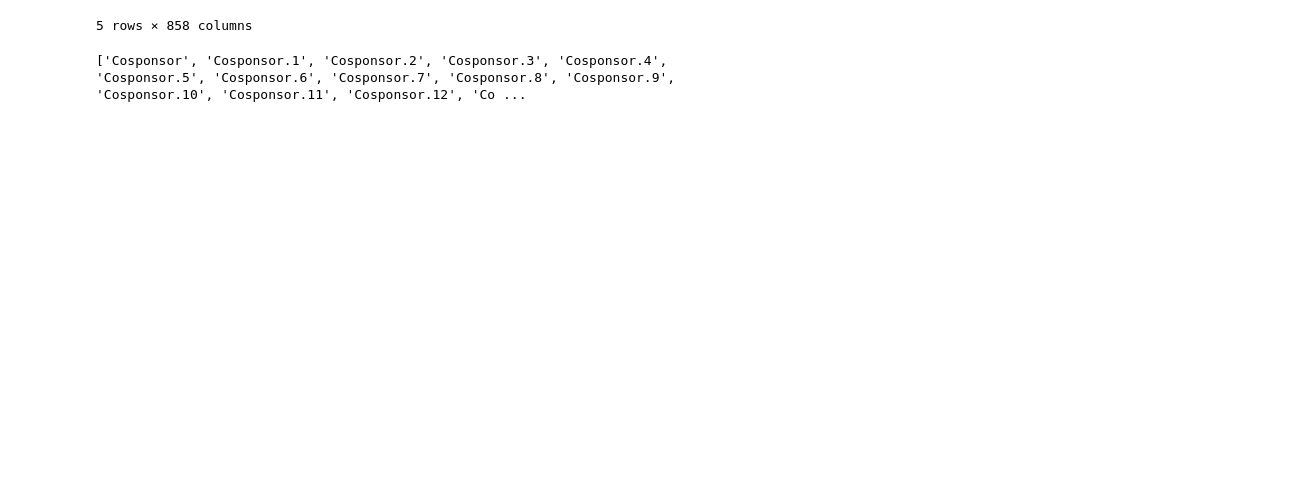
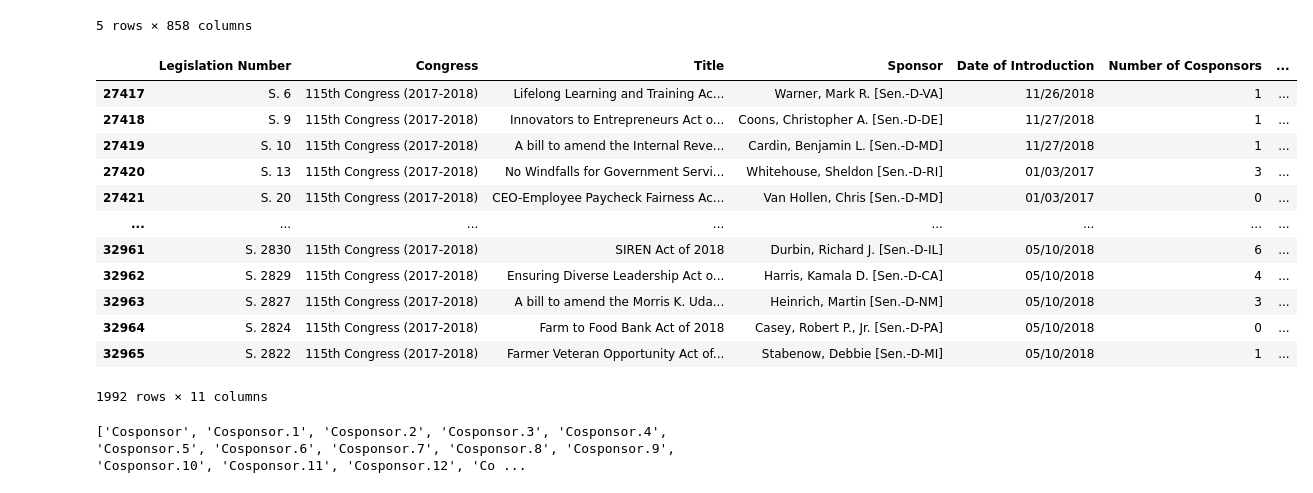
Before and after one commit to JJERANEK/Project-4, a Jupyter notebook: etl_ml_notebooks/etl_congress.ipynb, the cells around one changed output. Cells and saved outputs as stored; diff of their text form; code cells hidden in the pictures; blank space fills up the shorter version.

```diff
--- a/etl_ml_notebooks/etl_congress.ipynb
+++ b/etl_ml_notebooks/etl_congress.ipynb
@@ -10,7 +10,9 @@ import pandas as pd
 import numpy as np
 # %%
 # Read in master data from S3 bucket on AWS:
-master_df = pd.read_csv('https://project-4-team7.s3.ca-central-1.amazonaws.com/c113_c118_master.csv', index_col=[0])
+# master_df = pd.read_csv('https://project-4-team7.s3.ca-central-1.amazonaws.com/c113_c118_master.csv', index_col=[0])
+master_df = pd.read_csv('../../Project-4-Out_of_git/Resources/c113_c118_master.csv', index_col=[0])
+
 # Split data into raw df for the House and Senata data
 df_house = master_df[master_df['Legislation Number'].str.contains("H.J|H.R.")==True]
 df_house.reset_index(drop=True)
@@ -42,6 +44,22 @@ master_df.head()
 | 3 | H.R. 14 | https://www.congress.gov/bill/113... | 113th Congress (2013-2014) | Reserved for the Minority Leader. | NaN | Pelosi, Nancy [Rep.-D-CA-8] | NaN | ... |
 | 4 | H.R. 15 | https://www.congress.gov/bill/113... | 113th Congress (2013-2014) | Border Security, Economic Opportu... | NaN | Garcia, Joe [Rep.-D-FL-26] | NaN | ... |
 5 rows × 858 columns
+# %%
+df_senate.loc[(df_senate['Congress'].str.contains("115th")) & (df_senate["Sponsor"].str.contains("-D-")) & (df_senate["Legislation Number"].str.contains("S."))]
+# %% [output]
+|  | Legislation Number | Congress | Title | Sponsor | Date of Introduction | Number of Cosponsors | ... |
+| 27417 | S. 6 | 115th Congress (2017-2018) | Lifelong Learning and Training Ac... | Warner, Mark R. [Sen.-D-VA] | 11/26/2018 | 1 | ... |
+| 27418 | S. 9 | 115th Congress (2017-2018) | Innovators to Entrepreneurs Act o... | Coons, Christopher A. [Sen.-D-DE] | 11/27/2018 | 1 | ... |
+| 27419 | S. 10 | 115th Congress (2017-2018) | A bill to amend the Internal Reve... | Cardin, Benjamin L. [Sen.-D-MD] | 11/27/2018 | 1 | ... |
+| 27420 | S. 13 | 115th Congress (2017-2018) | No Windfalls for Government Servi... | Whitehouse, Sheldon [Sen.-D-RI] | 01/03/2017 | 3 | ... |
+| 27421 | S. 20 | 115th Congress (2017-2018) | CEO-Employee Paycheck Fairness Ac... | Van Hollen, Chris [Sen.-D-MD] | 01/03/2017 | 0 | ... |
+| ... | ... | ... | ... | ... | ... | ... | ... |
+| 32961 | S. 2830 | 115th Congress (2017-2018) | SIREN Act of 2018 | Durbin, Richard J. [Sen.-D-IL] | 05/10/2018 | 6 | ... |
+| 32962 | S. 2829 | 115th Congress (2017-2018) | Ensuring Diverse Leadership Act o... | Harris, Kamala D. [Sen.-D-CA] | 05/10/2018 | 4 | ... |
+| 32963 | S. 2827 | 115th Congress (2017-2018) | A bill to amend the Morris K. Uda... | Heinrich, Martin [Sen.-D-NM] | 05/10/2018 | 3 | ... |
+| 32964 | S. 2824 | 115th Congress (2017-2018) | Farm to Food Bank Act of 2018 | Casey, Robert P., Jr. [Sen.-D-PA] | 05/10/2018 | 0 | ... |
+| 32965 | S. 2822 | 115th Congress (2017-2018) | Farmer Veteran Opportunity Act of... | Stabenow, Debbie [Sen.-D-MI] | 05/10/2018 | 1 | ... |
+1992 rows × 11 columns
 # %%
 #Get list of cosponsor columns
 cosponsor_cols = [col for col in master_df.columns if 'Cosponsor' in col]
```
Also changed, not shown: parts of 5 cells of this notebook, 1 other file.
